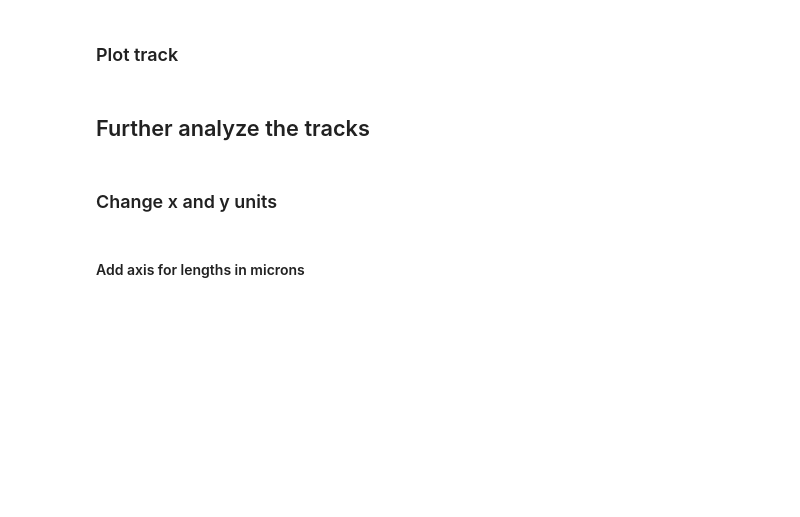
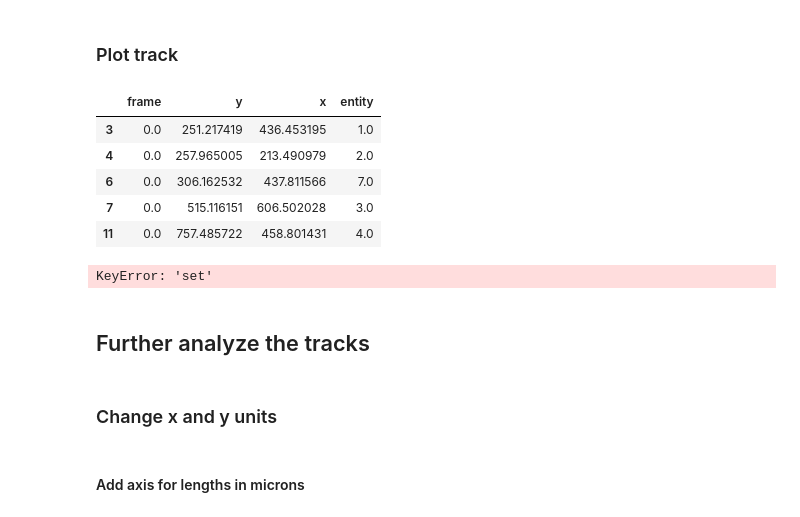
Before and after one commit to GideonJagen/EV-MAGIK, a Jupyter notebook: notebooks/inference.ipynb, the cells around one changed output. Saved outputs shown, nothing was run; the diff lists cells and outputs as text; code cells hidden in the pictures; blank space fills up the shorter version.

```diff
--- a/notebooks/inference.ipynb
+++ b/notebooks/inference.ipynb
@@ -49,6 +95,6 @@ utils.test_loadstar(tiff_path, loadstar, alpha, cutoff, 1)
 # %% [markdown]
 ### Extract metadata
 # %%
-tiffpage = tifffile.TiffFile(tiff_path).pages[0]
+tiffpage = tifffile.TiffFile(image_paths[0]).pages[0]
 for tag in tiffpage.tags.values():
     print(tag.name, tag.value)
@@ -95,7 +173,20 @@ track.save_trajectories(tracks, f"{output_path}/tracks.csv")
 # %% [markdown]
 ### Plot track
+# %%
+tracks.head()
+# %% [output]
+|  | frame | y | x | entity |
+| 3 | 0.0 | 251.217419 | 436.453195 | 1.0 |
+| 4 | 0.0 | 257.965005 | 213.490979 | 2.0 |
+| 6 | 0.0 | 306.162532 | 437.811566 | 7.0 |
+| 7 | 0.0 | 515.116151 | 606.502028 | 3.0 |
+| 11 | 0.0 | 757.485722 | 458.801431 | 4.0 |
 # %%
-track.plot_trajectories(tracks, tiff_path, output_path, pages_batch_size, stop=50)
+import importlib
+importlib.reload(track)
+track.plot_trajectories(tracks, image_paths, output_path, pages_batch_size, set_nums = [0], stop=50)
+# %% [output]
+KeyError: 'set'
 # %% [markdown]
 ## Further analyze the tracks
 # %% [markdown]
```
Also changed, not shown: parts of 8 cells of this notebook, 2 other files.
